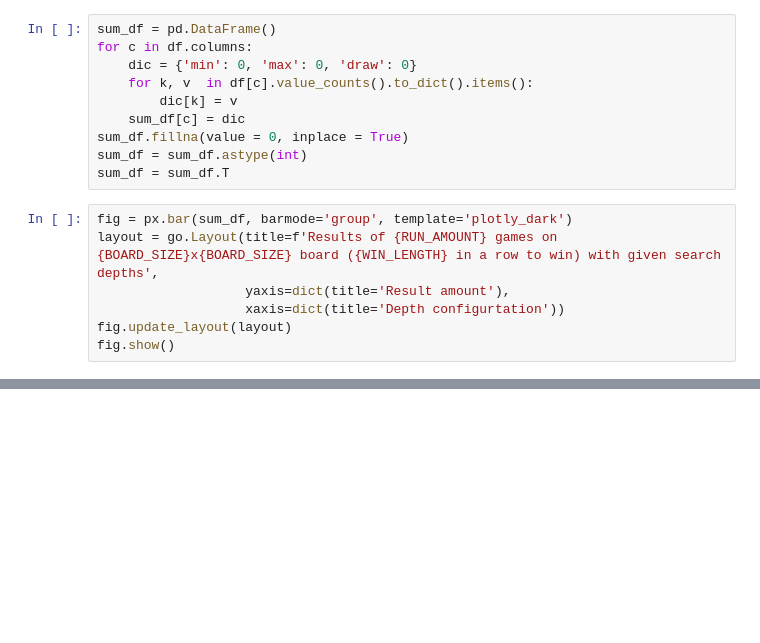
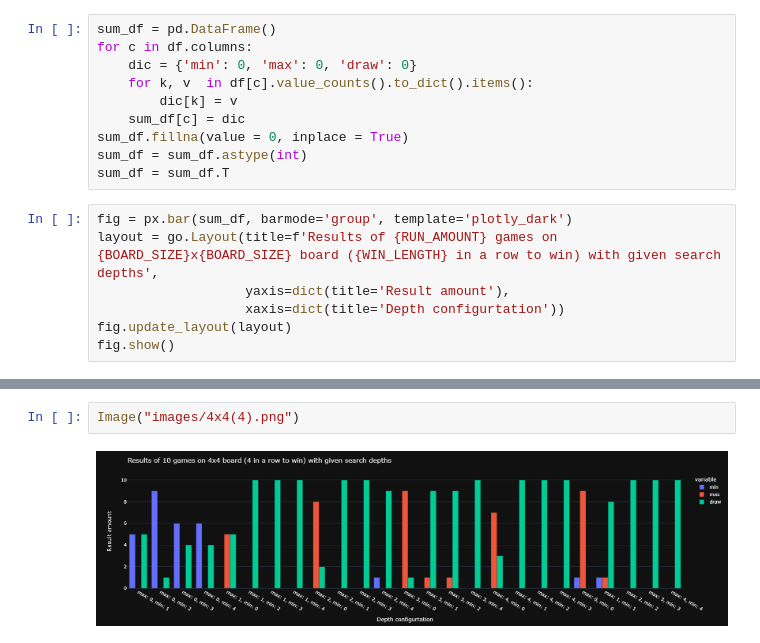
Before and after one commit to janekfilipecki/core-machine-learning, a Jupyter notebook: cw_3.ipynb, the cells around one changed output, grey strips where cells are left out. Drawn from its saved outputs; the diff is of its cells as text; blank space fills up the shorter version.

```diff
--- a/cw_3.ipynb
+++ b/cw_3.ipynb
@@ -388,0 +423,4 @@ fig.show()
+# %%
+Image("images/4x4(4).png")
+# %% [output]
+[figure, added]
```
Also changed, not shown: parts of 12 cells of this notebook, 3 other files.
